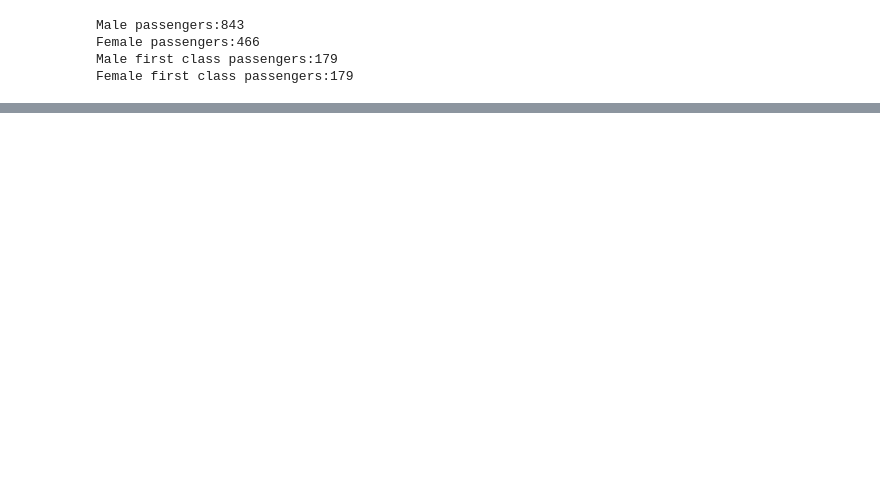
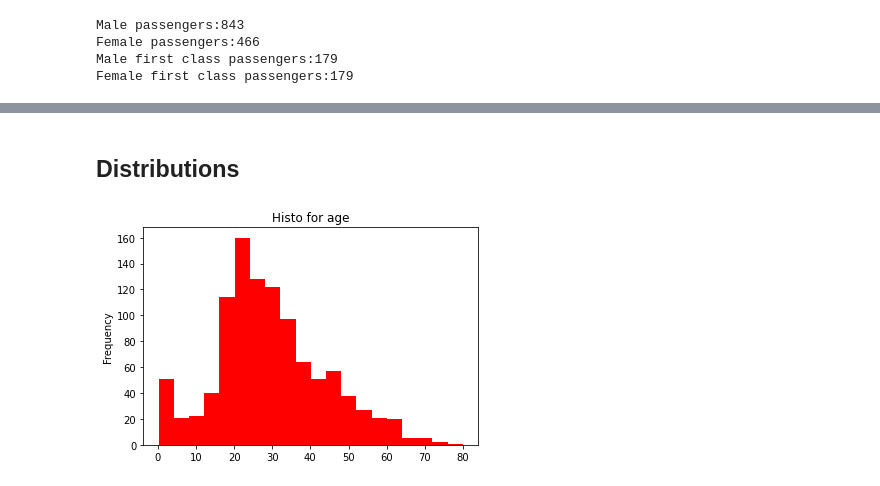
Before and after one commit to Hariru4/titanic_challenge, a Jupyter notebook: Notebooks/1.0_data_exploration.ipynb, the cells around one changed output, grey strips where cells are left out. Saved outputs shown, nothing was run; the diff lists cells and outputs as text; code cells hidden in the pictures; blank space fills up the shorter version.

```diff
--- a/Notebooks/1.0_data_exploration.ipynb
+++ b/Notebooks/1.0_data_exploration.ipynb
@@ -100,0 +186,6 @@ Female first class passengers:179
+# %% [markdown]
+## Distributions
+# %%
+full_df.Age.plot(kind='hist',title='Histo for age',color='r',bins=20);
+# %% [output]
+[figure, added]
```
Also changed, not shown: parts of 18 cells of this notebook.
